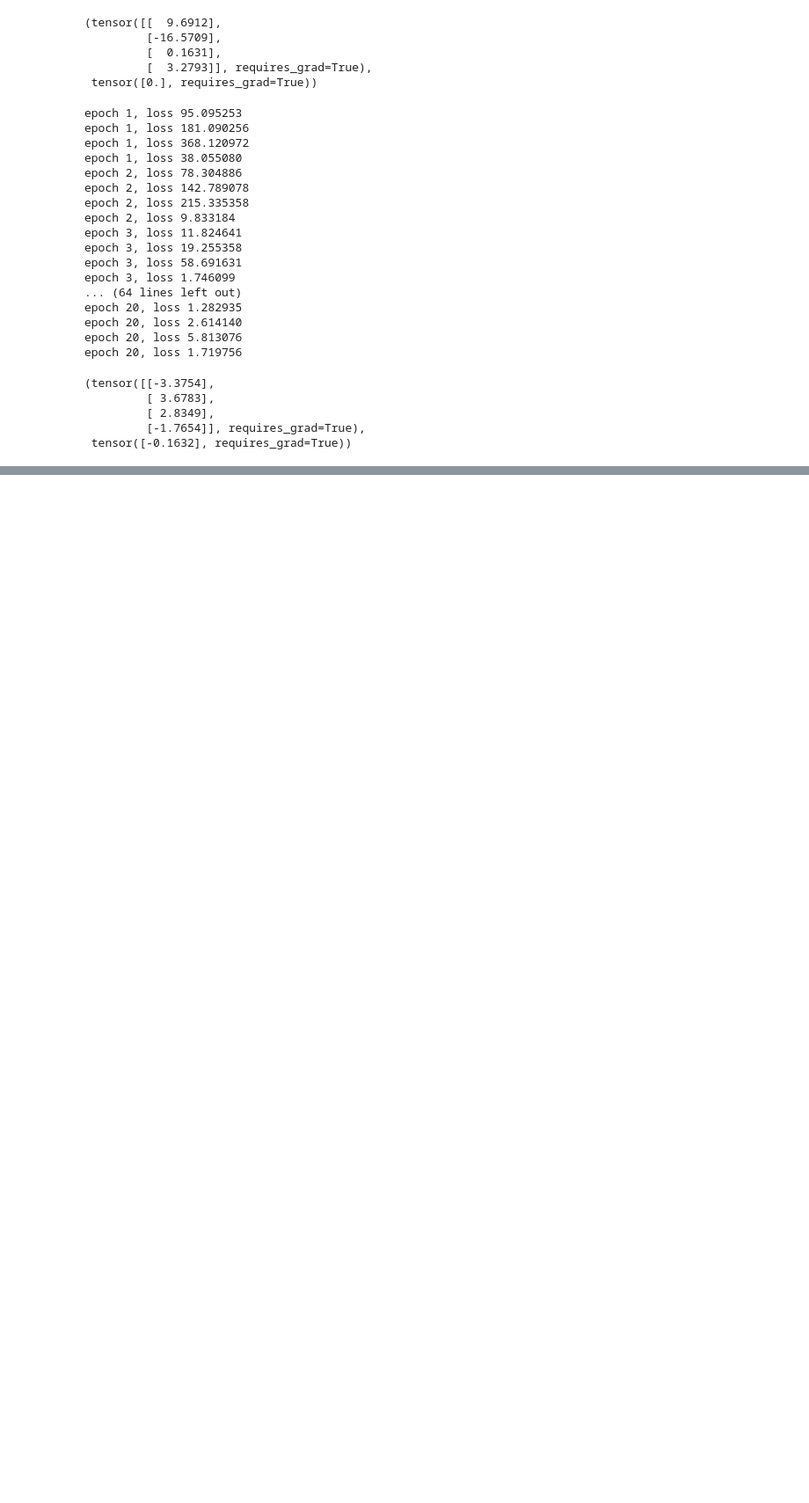
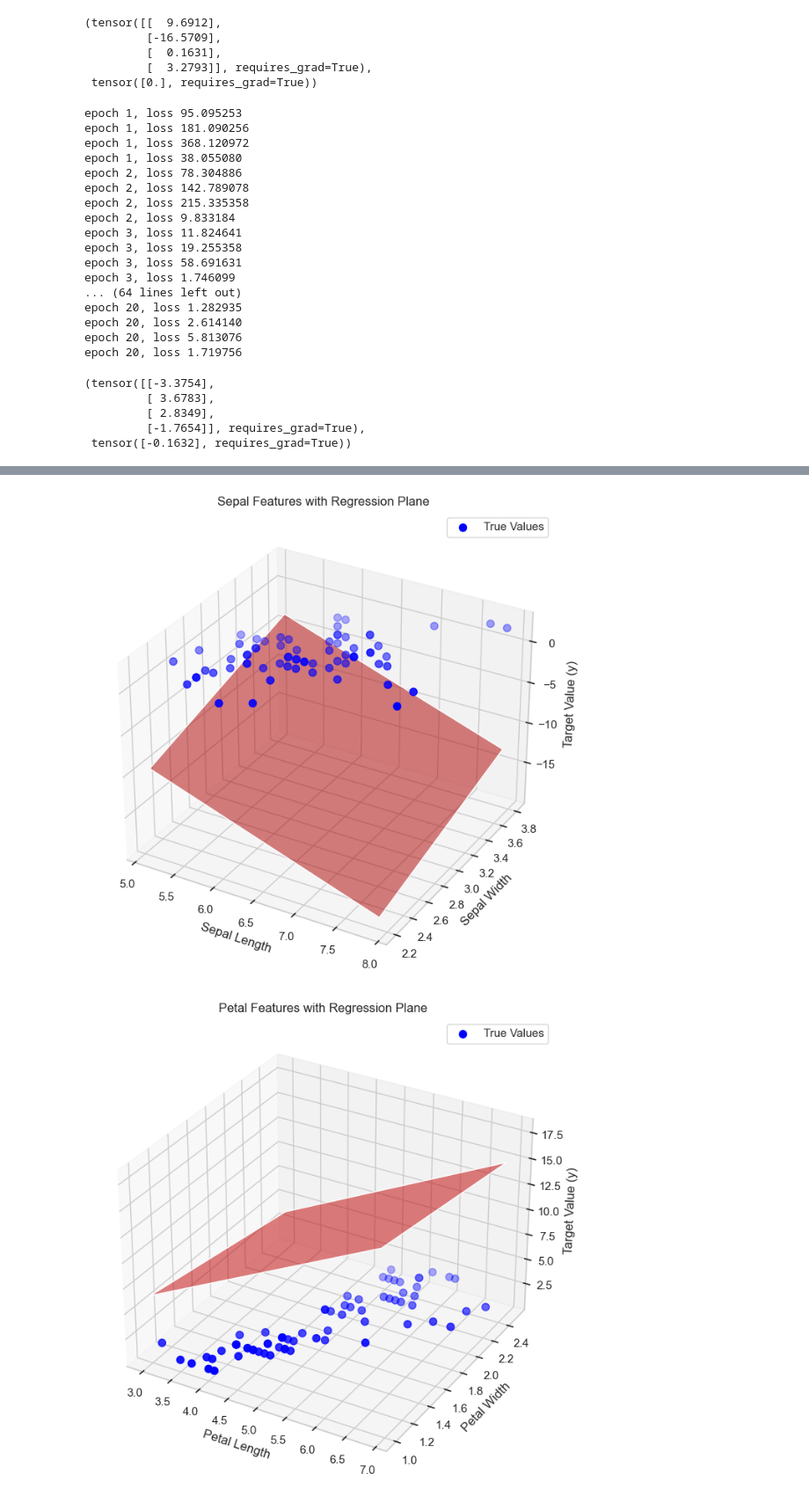
Before and after one commit to perry2333/Eurecom, a Jupyter notebook: MALIS/Poject1/Project_1.ipynb, the cells around one changed output, grey strips where cells are left out. Shown at 88% size. Cells and saved outputs as stored; diff of their text form; code cells hidden in the pictures; blank space fills up the shorter version.

```diff
--- a/MALIS/Poject1/Project_1.ipynb
+++ b/MALIS/Poject1/Project_1.ipynb
@@ -269,0 +228,55 @@ TypeError: can't multiply sequence by non-int of type 'numpy.float32'
+# %%
+
+import matplotlib.pyplot as plt
+import numpy as np
+from mpl_toolkits.mplot3d import Axes3D
+
+# Extract learned weights and bias
+W_ = W.detach().numpy().flatten()
+b_ = b.item()
+
+# Convert training data back to NumPy for visualization
+X_train_np = X_train.numpy()
+y_train_np = y_train.numpy().flatten()
+
+# Define a function to plot 3D scatter and regression plane
+def plot_3d(features, feature_names, W, b, y, title):
+    fig = plt.figure(figsize=(12, 8))
+    ax = fig.add_subplot(111, projection='3d')
+
+    # Extract the chosen features for x and y axes
+    x_vals = features[:, 0]
+    y_vals = features[:, 1]
+    z_vals = y
+
+    # 3D scatter plot of the data points
+    ax.scatter(x_vals, y_vals, z_vals, color='blue', label='True Values', s=50)
+
+    # Create a meshgrid for the plane
+    x_grid, y_grid = np.meshgrid(
+        np.linspace(x_vals.min(), x_vals.max(), 50),
+        np.linspace(y_vals.min(), y_vals.max(), 50)
+    )
+
+    # Calculate the corresponding z values (predicted values) for the plane
+    z_grid = W[0] * x_grid + W[1] * y_grid + b
+
+    # Plot the regression plane
+    ax.plot_surface(x_grid, y_grid, z_grid, color='red', alpha=0.5, rstride=100, cstride=100)
+
+    # Set labels and title
+    ax.set_xlabel(feature_names[0])
+    ax.set_ylabel(feature_names[1])
+    ax.set_zlabel('Target Value (y)')
+    ax.set_title(title)
+    ax.legend()
+    plt.show()
+
+# Plot for Sepal Length & Sepal Width (using W[0] and W[1])
+plot_3d(X_train_np[:, :2], ['Sepal Length', 'Sepal Width'], W_[:2], b_, y_train_np, 'Sepal Features with Regression Plane')
+
+# Plot for Petal Length & Petal Width (using W[2] and W[3])
+plot_3d(X_train_np[:, 2:], ['Petal Length', 'Petal Width'], W_[2:], b_, y_train_np, 'Petal Features with Regression Plane')
+# %% [output]
+[figure, added]
+[figure, added]
```
Also changed, not shown: parts of 1 cell of this notebook.
